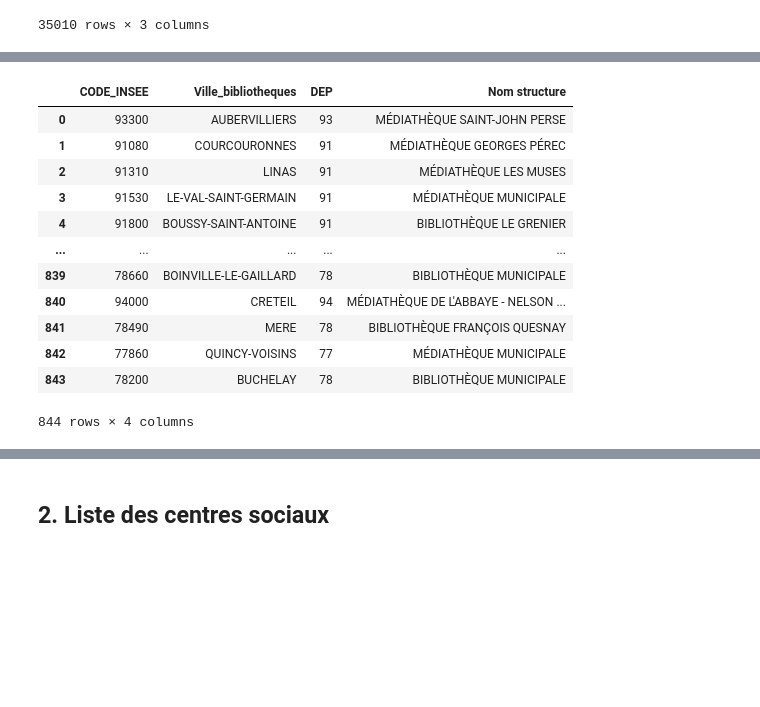
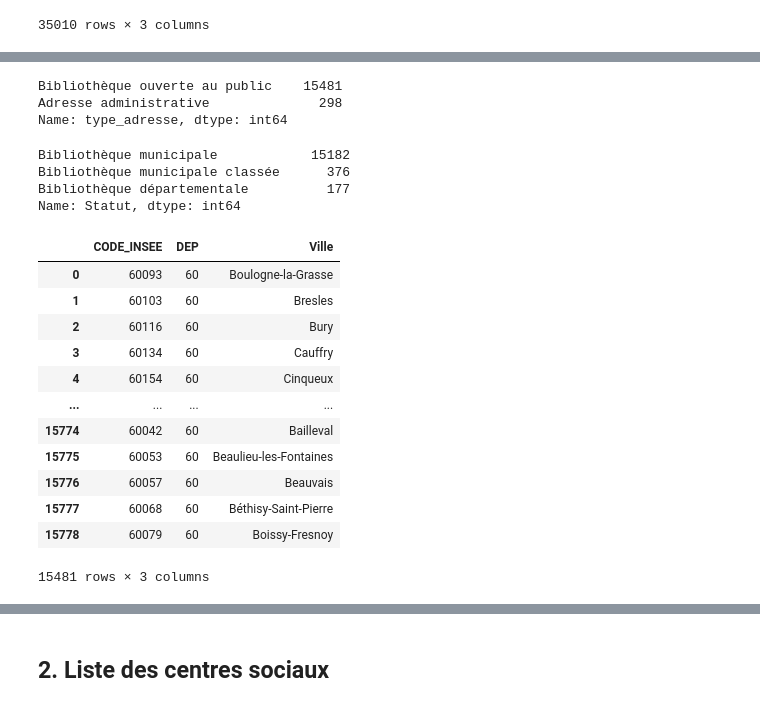
Before and after one commit to dataforgoodfr/batch8_mednum, a Jupyter notebook: notebooks/acces_information.ipynb, the cells around one changed output, grey strips where cells are left out. Cells and saved outputs as stored; diff of their text form; code cells hidden in the pictures; blank space fills up the shorter version.

```diff
--- a/notebooks/acces_information.ipynb
+++ b/notebooks/acces_information.ipynb
@@ -47,20 +49,13 @@ df.head(2)
-# %%
-df = df[['CODE_INSEE', 'Ville', 'DEP', 'Nom structure']]
-df.rename(columns={'Ville': 'Ville_bibliotheques'}, inplace=True)
-df['CODE_INSEE'] = df['CODE_INSEE'].astype(str)
-df['DEP'] = df['DEP'].astype(str)
-df
-# %% [output]
-|  | CODE_INSEE | Ville_bibliotheques | DEP | Nom structure |
-| 0 | 93300 | AUBERVILLIERS | 93 | MÉDIATHÈQUE SAINT-JOHN PERSE |
-| 1 | 91080 | COURCOURONNES | 91 | MÉDIATHÈQUE GEORGES PÉREC |
-| 2 | 91310 | LINAS | 91 | MÉDIATHÈQUE LES MUSES |
-| 3 | 91530 | LE-VAL-SAINT-GERMAIN | 91 | MÉDIATHÈQUE MUNICIPALE |
-| 4 | 91800 | BOUSSY-SAINT-ANTOINE | 91 | BIBLIOTHÈQUE LE GRENIER |
-| ... | ... | ... | ... | ... |
-| 839 | 78660 | BOINVILLE-LE-GAILLARD | 78 | BIBLIOTHÈQUE MUNICIPALE |
-| 840 | 94000 | CRETEIL | 94 | MÉDIATHÈQUE DE L'ABBAYE - NELSON ... |
-| 841 | 78490 | MERE | 78 | BIBLIOTHÈQUE FRANÇOIS QUESNAY |
-| 842 | 77860 | QUINCY-VOISINS | 77 | MÉDIATHÈQUE MUNICIPALE |
-| 843 | 78200 | BUCHELAY | 78 | BIBLIOTHÈQUE MUNICIPALE |
-844 rows × 4 columns
+# %%
+df['type_adresse'].value_counts()
+# %% [output]
+Bibliothèque ouverte au public    15481
+Adresse administrative              298
+Name: type_adresse, dtype: int64
+# %%
+df['Statut'].value_counts()
+# %% [output]
+Bibliothèque municipale            15182
+Bibliothèque municipale classée      376
+Bibliothèque départementale          177
+Name: Statut, dtype: int64
@@ -67,2 +65,20 @@ df
+# %%
+df = df[['INSEE', 'DEPT', 'Ville']]
+df = df.rename(columns={'INSEE': 'CODE_INSEE', 'DEPT': 'DEP'})
+df
+# %% [output]
+|  | CODE_INSEE | DEP | Ville |
+| 0 | 60093 | 60 | Boulogne-la-Grasse |
+| 1 | 60103 | 60 | Bresles |
+| 2 | 60116 | 60 | Bury |
+| 3 | 60134 | 60 | Cauffry |
+| 4 | 60154 | 60 | Cinqueux |
+| ... | ... | ... | ... |
+| 15774 | 60042 | 60 | Bailleval |
+| 15775 | 60053 | 60 | Beaulieu-les-Fontaines |
+| 15776 | 60057 | 60 | Beauvais |
+| 15777 | 60068 | 60 | Béthisy-Saint-Pierre |
+| 15778 | 60079 | 60 | Boissy-Fresnoy |
+15481 rows × 3 columns
 # %%
 mediatheque = commune.merge(df, on=['CODE_INSEE', 'DEP'], how='left').reset_index(drop=True)
```
Also changed, not shown: parts of 5 cells of this notebook, 2 other files.
